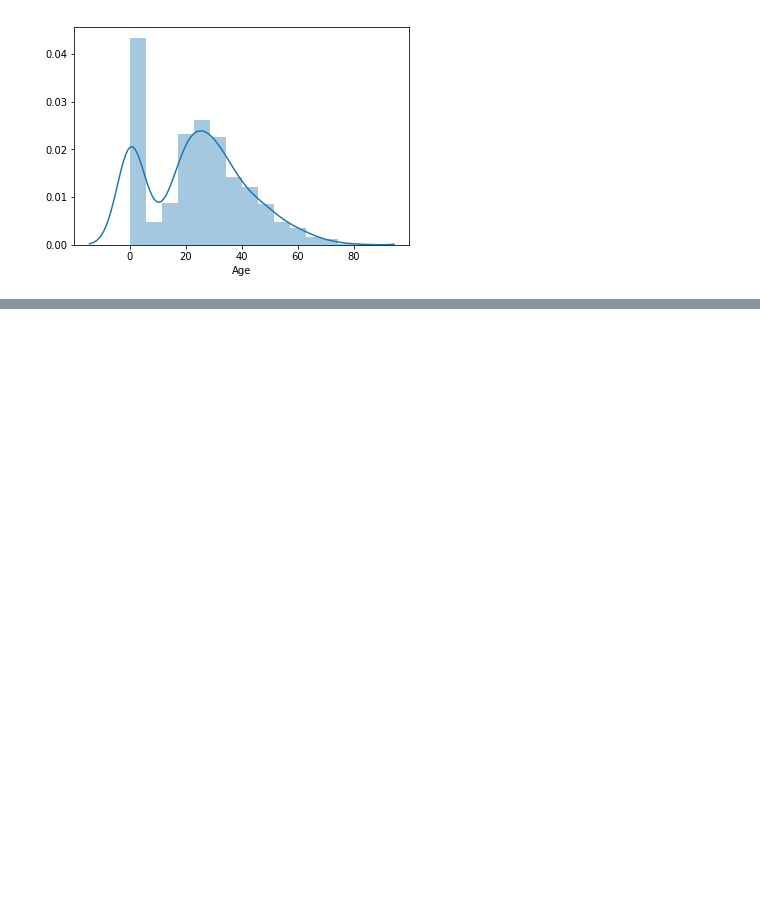
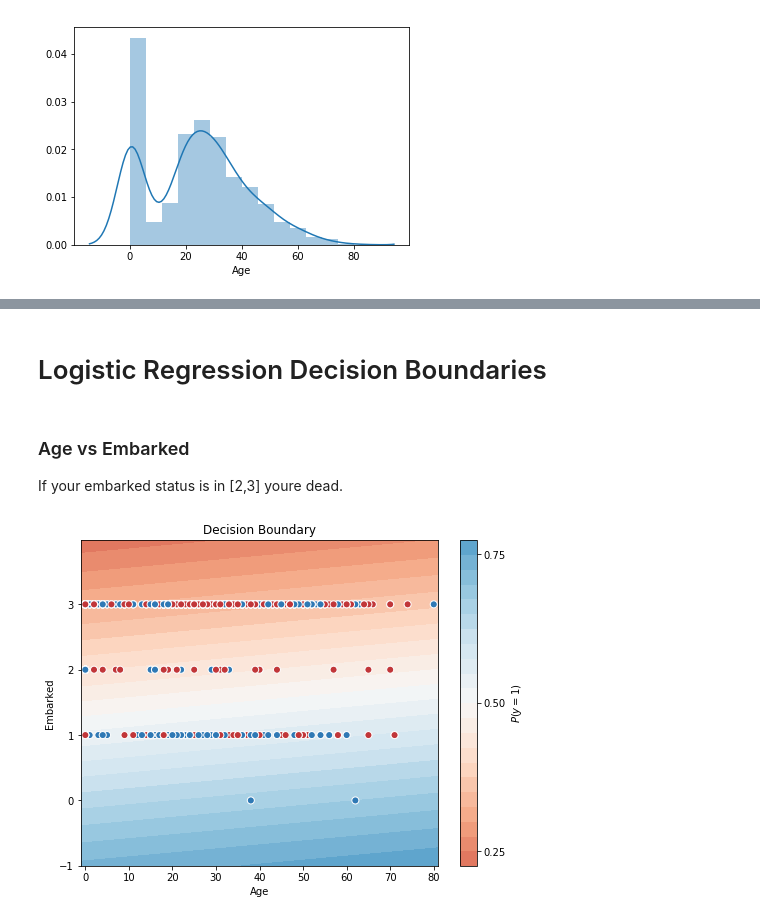
Before and after one commit to harrisonjansma/ML-Notes, a Jupyter notebook: Titanic/Titanic.ipynb, the cells around one changed output, grey strips where cells are left out. Drawn from its saved outputs; the diff is of its cells as text; code cells hidden in the pictures; blank space fills up the shorter version.

```diff
--- a/Titanic/Titanic.ipynb
+++ b/Titanic/Titanic.ipynb
@@ -71,0 +78,12 @@ sns.distplot(df['Age'])
+# %%
+#Use all features in train test split
+from sklearn.model_selection import train_test_split
+X = df.iloc[:,1:]
+y = df.iloc[:,0]
+X_train, X_test, y_train, y_test = train_test_split(X, y)
+
+#instantiate logistic regressor and fit to training data. Accuracy_score is testing measure.
+from sklearn.linear_model import LogisticRegressionCV
+log  = LogisticRegressionCV()
+log.fit(X_train, y_train)
+log.score(X_test, y_test)
@@ -71,0 +135,13 @@ sns.distplot(df['Age'])
+# %% [markdown]
+# Logistic Regression Decision Boundaries
+# %% [markdown]
+### Age vs Embarked
+If your embarked status is in [2,3] youre dead.
+# %%
+from VisualFuncs import Visual_Logistic
+
+l = LogisticRegressionCV()
+l.fit(X.iloc[:,[1,3]], y)
+Visual_Logistic(X.iloc[:,[1,3]], y, l)
+# %% [output]
+[figure, added]
```
Also changed, not shown: parts of 18 cells of this notebook, 6 other files.
